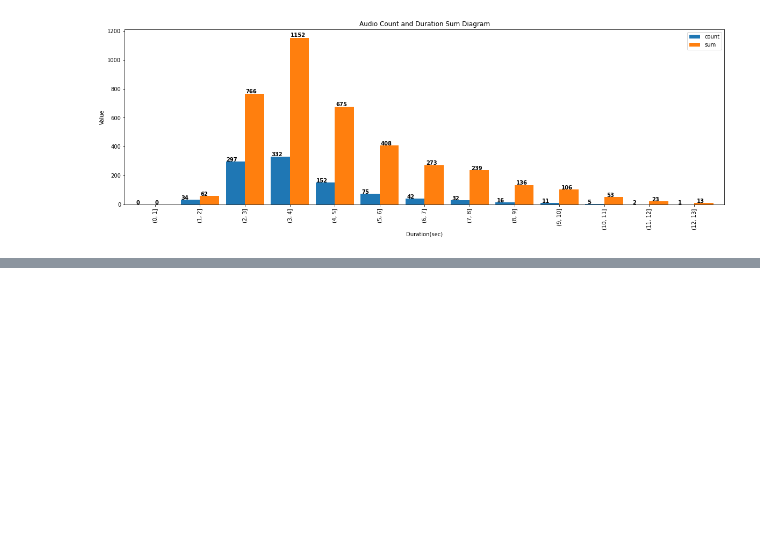
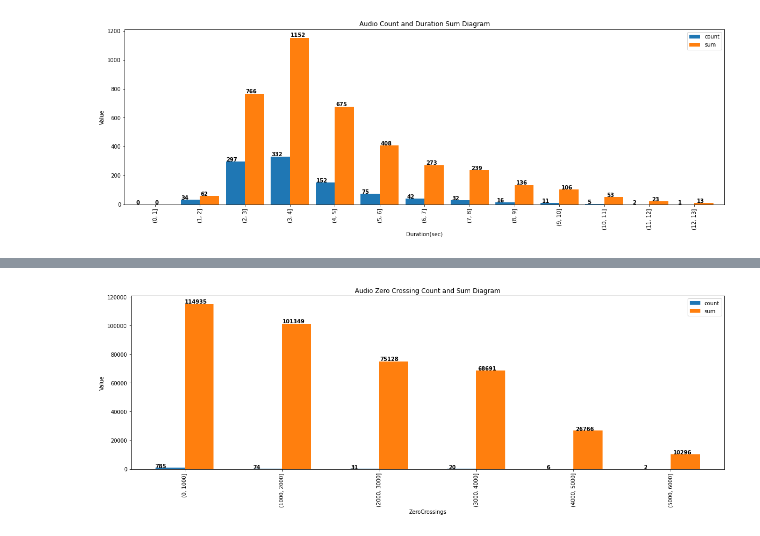
Before and after one commit to ItsDebol/AMH-STT, a Jupyter notebook: notebooks/AudioExploration.ipynb, the cells around one changed output, grey strips where cells are left out. Saved outputs shown, nothing was run; the diff lists cells and outputs as text; code cells hidden in the pictures; blank space fills up the shorter version.

Commit message:
finalized audio exploration and extracting translations

```diff
--- a/notebooks/AudioExploration.ipynb
+++ b/notebooks/AudioExploration.ipynb
@@ -174,0 +109,5 @@ ae.get_chroma_visualization(0)
+# %%
+# Gerouping based on zero crossingsof audios
+bins = pd.cut(info_df['ZeroCrossings'], np.arange(
+    0, int(max(info_df['ZeroCrossings'].tolist())) + 1, 1000))
+info_df.groupby(bins)['ZeroCrossings'].agg(['count', 'sum']).sort_values(by='count', ascending=False)
@@ -174,0 +123,8 @@ ae.get_chroma_visualization(0)
+# %%
+plot = info_df.groupby(bins)['ZeroCrossings'].agg(['count', 'sum']).plot(kind='bar', width=0.6, title='Audio Zero Crossing Count and Sum Diagram',
+                                                                         ylabel='Value', figsize=(20, 6))
+for p in plot.patches:
+    plot.annotate('{:.0f}'.format(p.get_height()), (p.get_x()
+                                                    * 1.005, p.get_height() * 1.005), fontweight='bold')
+# %% [output]
+[figure, added]
```
Also changed, not shown: parts of 48 cells of this notebook, 1 other file.
